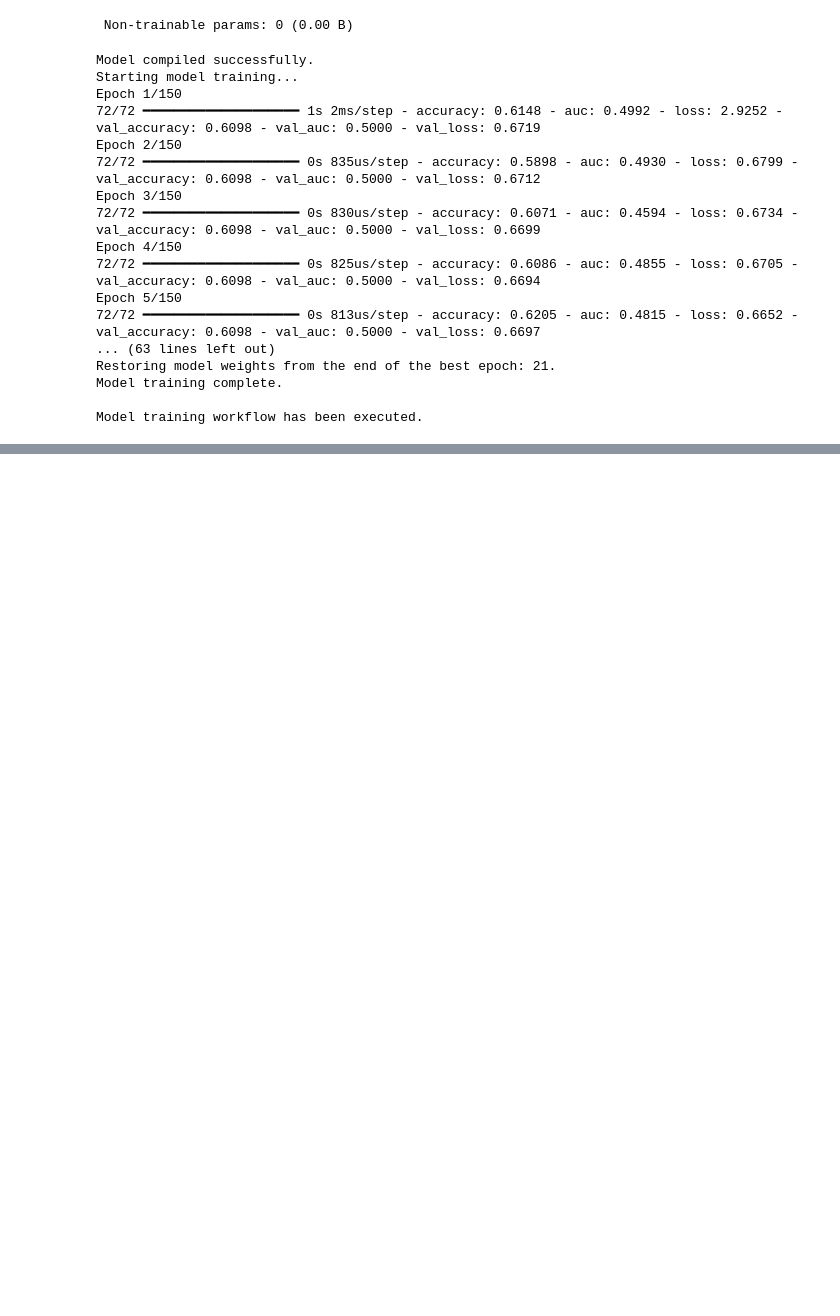
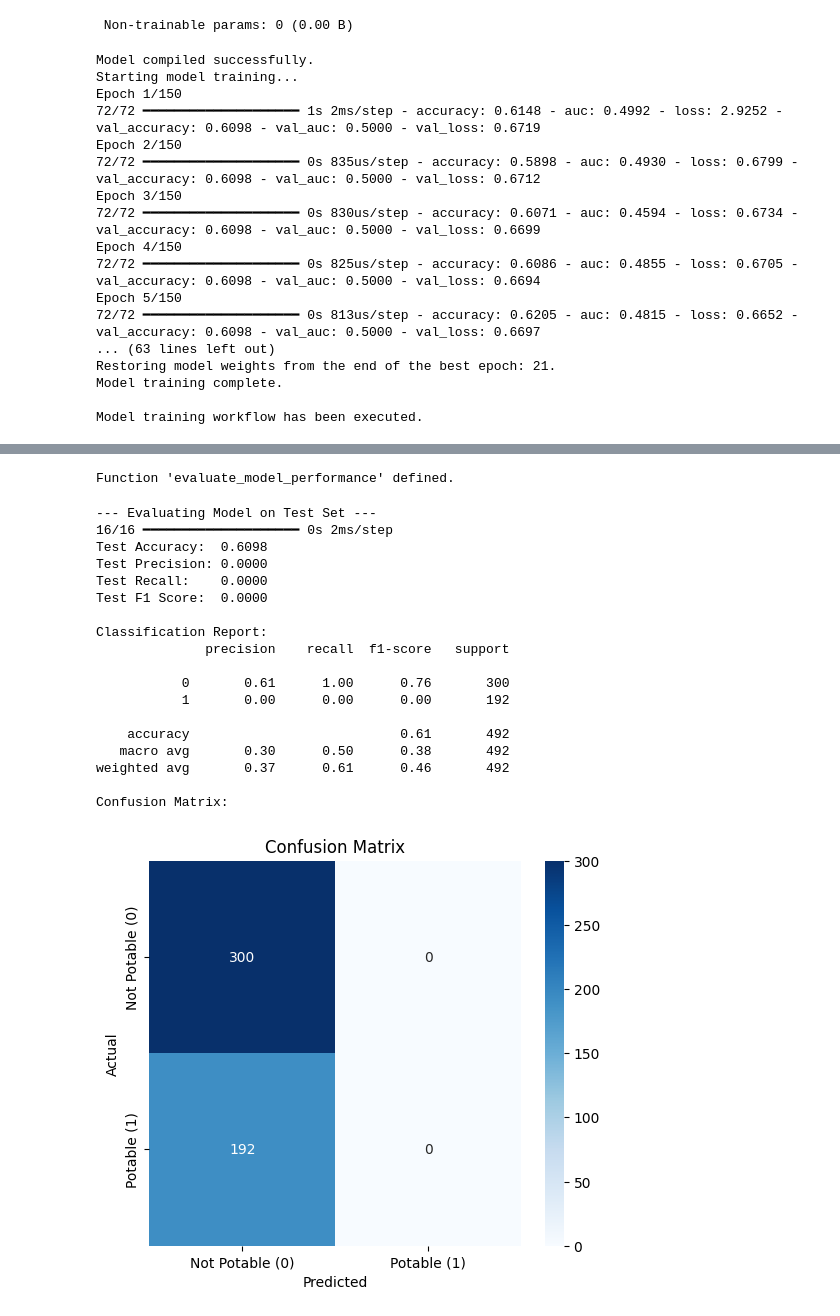
Before and after one commit to Christianib003/water-quality-model, a Jupyter notebook: notebooks/christian_water_quality_model.ipynb, the cells around one changed output, grey strips where cells are left out. Drawn from its saved outputs; the diff is of its cells as text; code cells hidden in the pictures; blank space fills up the shorter version.

Commit message:
evaluate the model

```diff
--- a/notebooks/christian_water_quality_model.ipynb
+++ b/notebooks/christian_water_quality_model.ipynb
@@ -501,0 +517,78 @@ Model training workflow has been executed.
+# %%
+def evaluate_model_performance(model: tf.keras.Model, X_test: pd.DataFrame, y_test: pd.Series):
+    """
+    Evaluates the performance of a trained Keras model on the test set.
+
+    Args:
+        model (tf.keras.Model): The trained Keras model.
+        X_test (pd.DataFrame): The test features.
+        y_test (pd.Series): The true test labels.
+    """
+    print("\n--- Evaluating Model on Test Set ---")
+
+    # Get model predictions (probabilities)
+    y_pred_proba = model.predict(X_test)
+
+    # Convert probabilities to binary class labels (0 or 1) using a 0.5 threshold
+    y_pred_class = (y_pred_proba > 0.5).astype("int32")
+
+    # Calculate Metrics
+    accuracy = accuracy_score(y_test, y_pred_class)
+    precision = precision_score(y_test, y_pred_class, zero_division=0)
+    recall = recall_score(y_test, y_pred_class, zero_division=0)
+    f1 = f1_score(y_test, y_pred_class, zero_division=0)
+
+    print(f"Test Accuracy:  {accuracy:.4f}")
+    print(f"Test Precision: {precision:.4f}")
+    print(f"Test Recall:    {recall:.4f}")
+    print(f"Test F1 Score:  {f1:.4f}")
+
+    # Display Classification Report
+    print("\nClassification Report:")
+    # The report provides a breakdown of precision, recall, and f1-score for each class.
+    print(classification_report(y_test, y_pred_class, zero_division=0))
+
+    # Display Confusion Matrix
+    print("Confusion Matrix:")
+    cm = confusion_matrix(y_test, y_pred_class)
+    plt.figure(figsize=(6,5))
+    sns.heatmap(cm, annot=True, fmt='d', cmap='Blues',
+                xticklabels=['Not Potable (0)', 'Potable (1)'],
+                yticklabels=['Not Potable (0)', 'Potable (1)'])
+    plt.ylabel('Actual')
+    plt.xlabel('Predicted')
+    plt.title('Confusion Matrix')
+    plt.show()
+# %% [output]
+Function 'evaluate_model_performance' defined.
+# %%
+if 'model' in locals() and 'X_test_scaled' in locals():
+    model_to_evaluate = model
+
+    try:
+        evaluate_model_performance(model_to_evaluate, X_test_scaled, y_test)
+    except Exception as e:
+        print(f"An error occurred during model evaluation: {e}")
+else:
+    print("Could not find a trained 'model' or the 'X_test_scaled' data.")
+    print("Please ensure the model training and data splitting steps were completed successfully.")
+# %% [output]
+--- Evaluating Model on Test Set ---
+16/16 ━━━━━━━━━━━━━━━━━━━━ 0s 2ms/step
+Test Accuracy:  0.6098
+Test Precision: 0.0000
+Test Recall:    0.0000
+Test F1 Score:  0.0000
+
+Classification Report:
+              precision    recall  f1-score   support
+
+           0       0.61      1.00      0.76       300
+           1       0.00      0.00      0.00       192
+
+    accuracy                           0.61       492
+   macro avg       0.30      0.50      0.38       492
+weighted avg       0.37      0.61      0.46       492
+
+Confusion Matrix:
+[figure, added]
```
Also changed, not shown: parts of 3 cells of this notebook.
